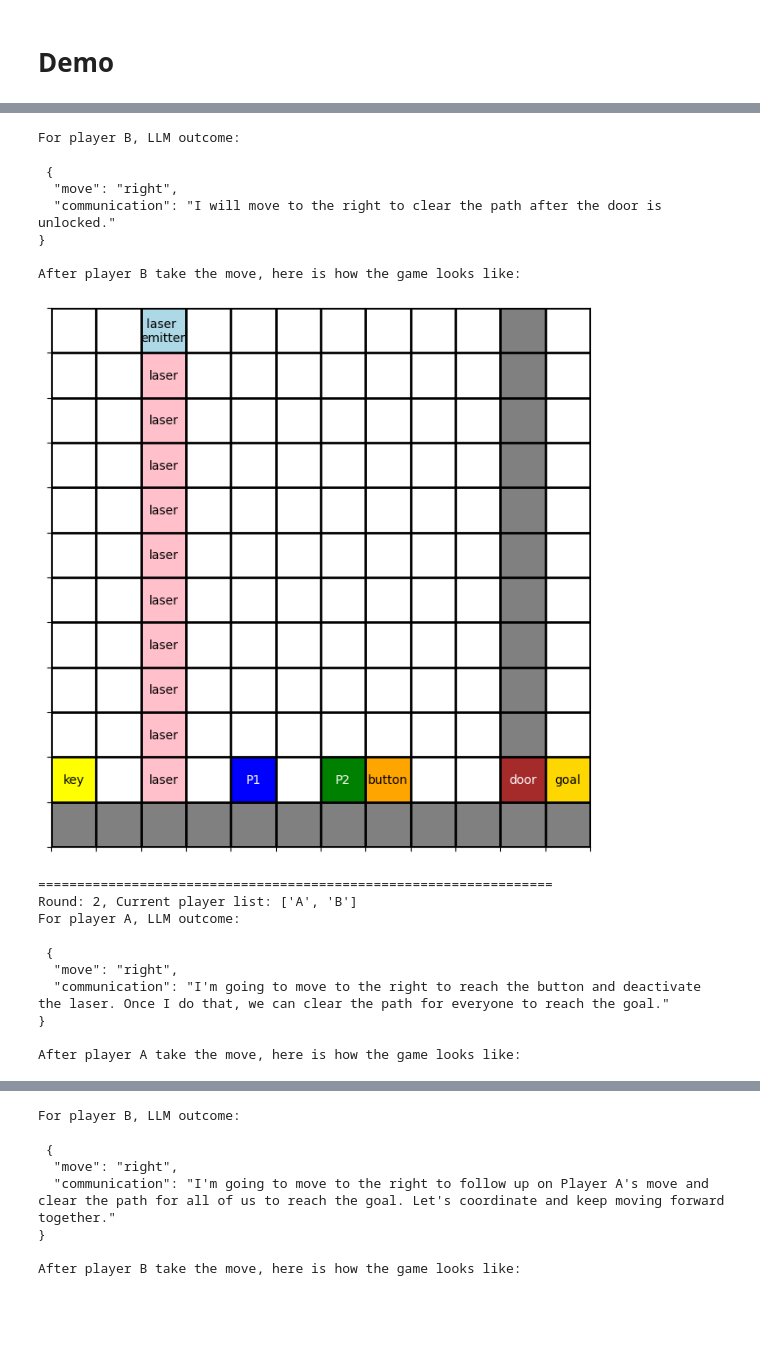
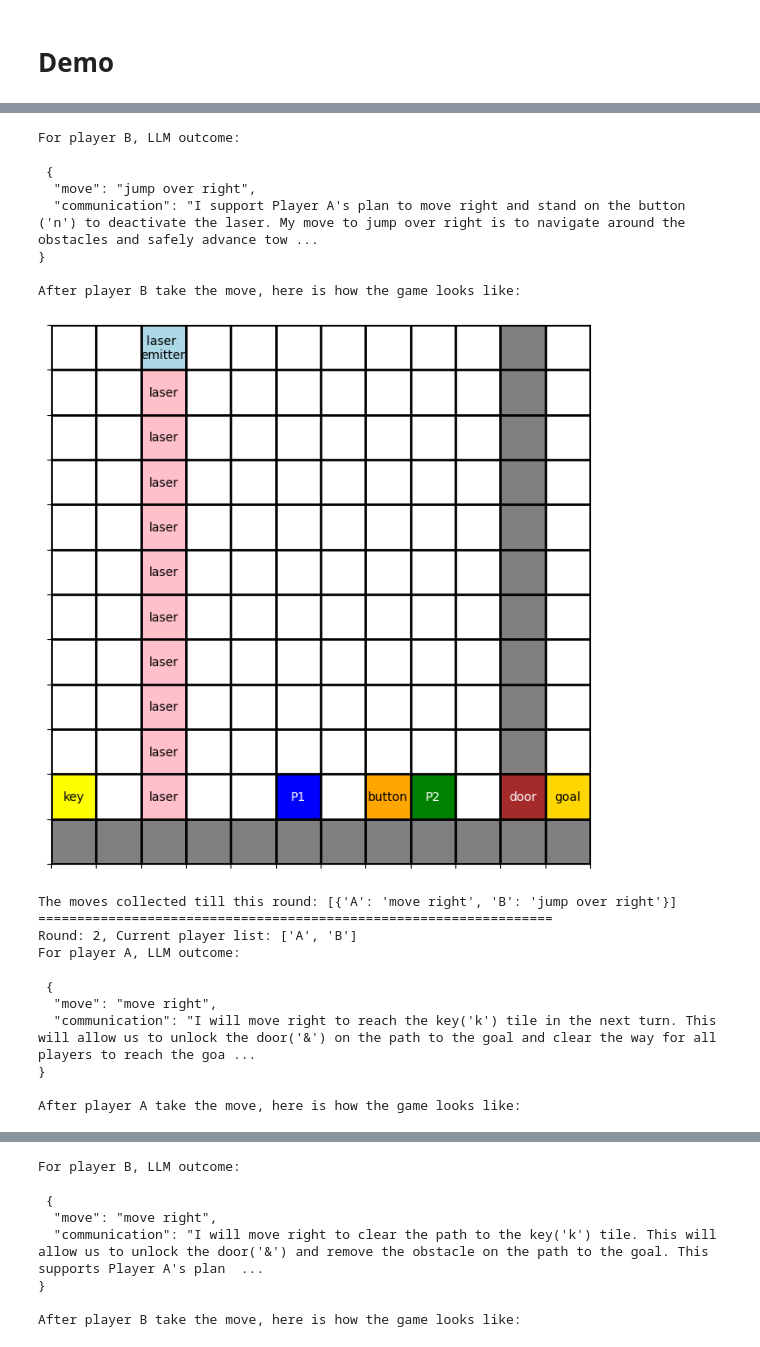
Before and after one commit to noahb264/705.651-LLM-FP, a Jupyter notebook: Demo/Demo.ipynb, the cells around one changed output, grey strips where cells are left out. Cells and saved outputs as stored; diff of their text form; code cells hidden in the pictures; blank space fills up the shorter version.

Commit message:
Demo 0.3
- Fix the action out put issue. Add print the move step to the notebook.
- Need to fine tune the prompt, to let agents to de-activate lazer and obtain the key.

```diff
--- a/Demo/Demo.ipynb
+++ b/Demo/Demo.ipynb
@@ -473,7 +473,7 @@ def agent_loop(prompt, openai_api_key, level, agent_thoughts, player):
     outcome = response.choices[0].message.content
     return outcome
 # %%
-MAX_ROUND = 50
+MAX_ROUND = 20
 PLAYER_LIST = ['A', 'B', 'C', 'D']  # Max number of players.
 current_round = 1
 
@@ -505,15 +505,16 @@ while (game_status) and (current_round < MAX_ROUND):
         print('For player {}, LLM outcome:'.format(player))
         print('\n {} \n'.format(outcome))
         outcome_dict = eval(outcome)
-        actions[player] = outcome_dict['move']
+        actions[player] = outcome_dict['move'] # Store all the moves from this round.
         agent_thoughts += 'Player ' + player + ' said in this turn: ' + outcome_dict['communication']
         # update level
-        move = {}
+        move = {} # Store the move for current player in current turn. => Need adjust LLM output to simplify this
         move[player] = outcome_dict['move']
         current_level = apply_game_updates(current_level, move)
         print('After player {} take the move, here is how the game looks like: '.format(player))
         display_level_with_labels(current_level)
     moves.append(actions)
+    print('The moves collected till this round: {}'.format(moves))
     current_round += 1
 # %% [output]
 ==================================================================
@@ -533,19 +534,20 @@ After player A take the move, here is how the game looks like:
 For player B, LLM outcome:
 
  {
-  "move": "right",
-  "communication": "I will move to the right to clear the path after the door is unlocked."
+  "move": "jump over right",
+  "communication": "I support Player A's plan to move right and stand on the button ('n') to deactivate the laser. My move to jump over right is to navigate around the obstacles and safely advance tow ...
 }
 
 After player B take the move, here is how the game looks like:
-[figure, old version]
+[figure, new version]
+The moves collected till this round: [{'A': 'move right', 'B': 'jump over right'}]
 ==================================================================
 Round: 2, Current player list: ['A', 'B']
 For player A, LLM outcome:
 
  {
-  "move": "right",
-  "communication": "I'm going to move to the right to reach the button and deactivate the laser. Once I do that, we can clear the path for everyone to reach the goal."
+  "move": "move right",
+  "communication": "I will move right to reach the key('k') tile in the next turn. This will allow us to unlock the door('&') on the path to the goal and clear the way for all players to reach the goa ...
 }
 
 After player A take the move, here is how the game looks like:
@@ -553,8 +555,8 @@ After player A take the move, here is how the game looks like:
 For player B, LLM outcome:
 
  {
-  "move": "right",
-  "communication": "I'm going to move to the right to follow up on Player A's move and clear the path for all of us to reach the goal. Let's coordinate and keep moving forward together."
+  "move": "move right",
+  "communication": "I will move right to clear the path to the key('k') tile. This will allow us to unlock the door('&') and remove the obstacle on the path to the goal. This supports Player A's plan  ...
 }
 
 After player B take the move, here is how the game looks like:
```
Also changed, not shown: parts of 1 cell of this notebook, 2 other files.
